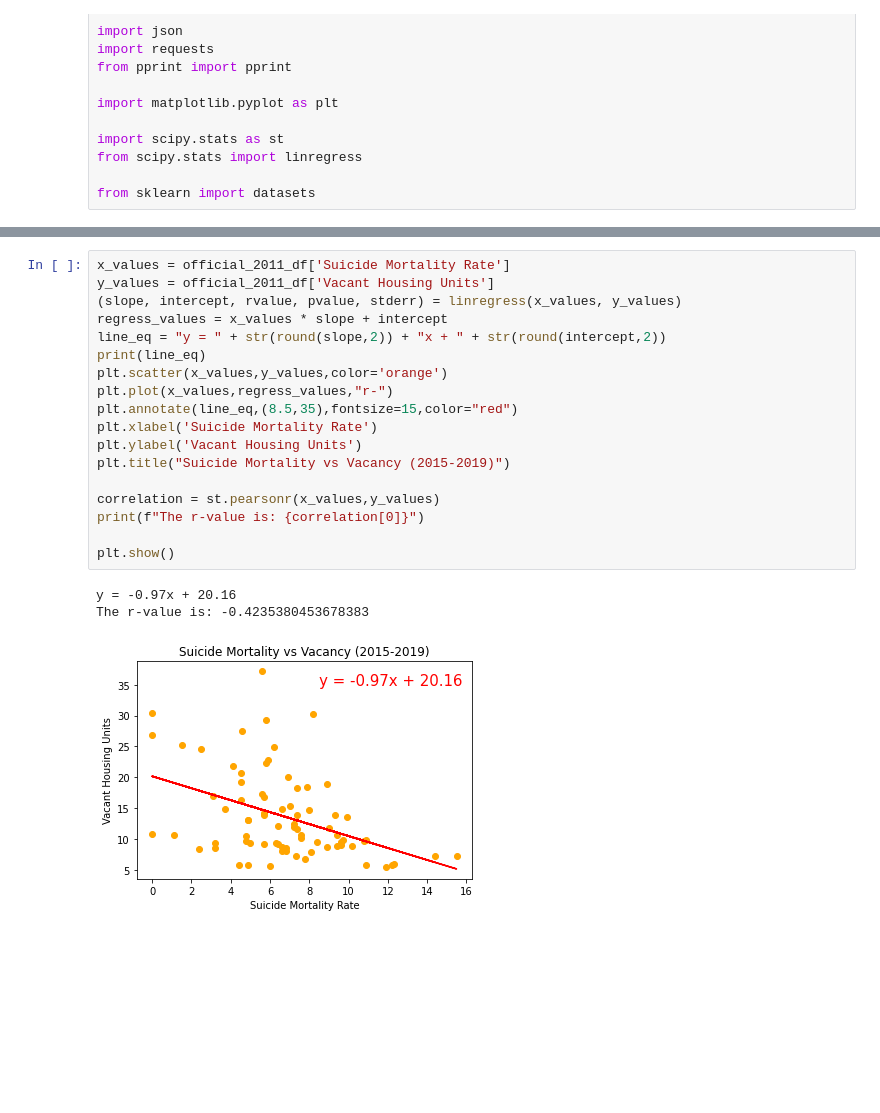
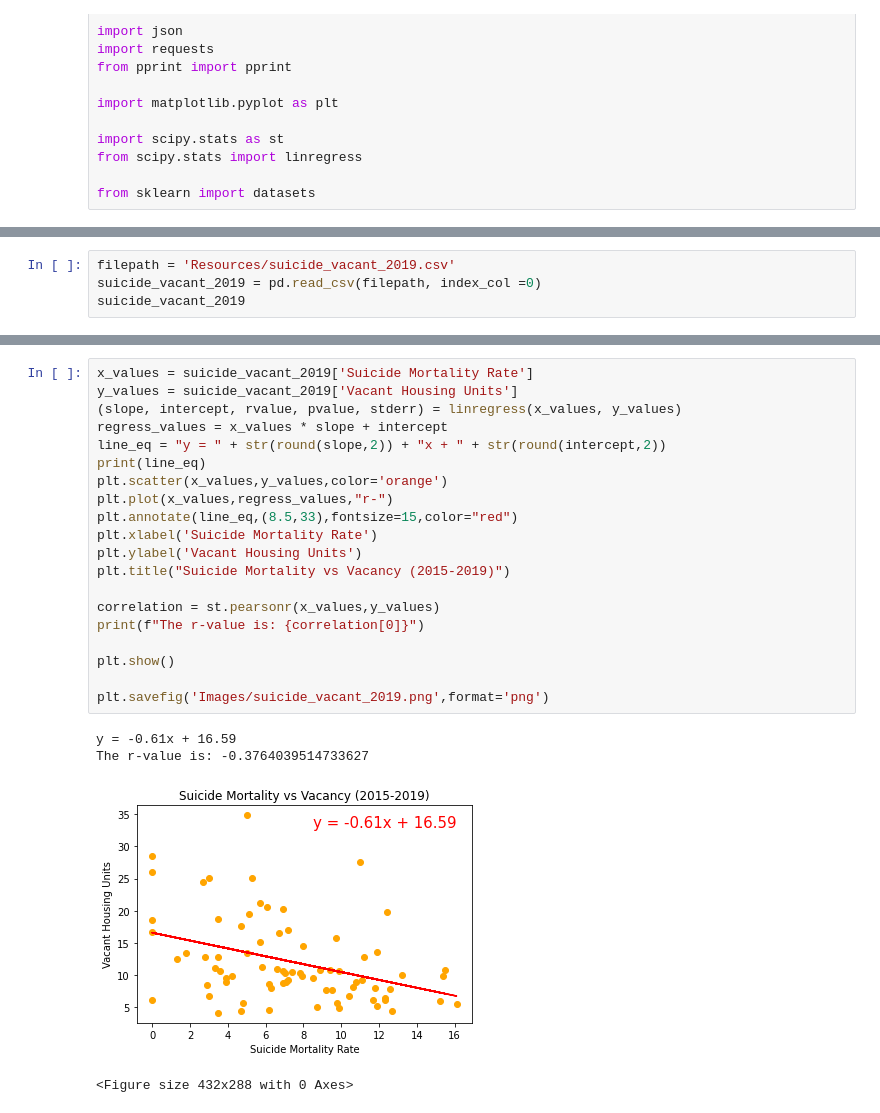
Before and after one commit to dpackardphys/gold_orbit_firelight, a Jupyter notebook: suicide_analysis.ipynb, the cells around one changed output, grey strips where cells are left out. Cells and saved outputs as stored; diff of their text form; blank space fills up the shorter version.

```diff
--- a/suicide_analysis.ipynb
+++ b/suicide_analysis.ipynb
@@ -176,0 +59,4 @@ official_2019_df
+# %%
+filepath = 'Resources/suicide_vacant_2019.csv'
+suicide_vacant_2019 = pd.read_csv(filepath, index_col =0)
+suicide_vacant_2019
@@ -177,22 +77,25 @@ official_2019_df
 # %%
-x_values = official_2011_df['Suicide Mortality Rate']
-y_values = official_2011_df['Vacant Housing Units']
+x_values = suicide_vacant_2019['Suicide Mortality Rate']
+y_values = suicide_vacant_2019['Vacant Housing Units']
 (slope, intercept, rvalue, pvalue, stderr) = linregress(x_values, y_values)
 regress_values = x_values * slope + intercept
 line_eq = "y = " + str(round(slope,2)) + "x + " + str(round(intercept,2))
 print(line_eq)
 plt.scatter(x_values,y_values,color='orange')
 plt.plot(x_values,regress_values,"r-")
-plt.annotate(line_eq,(8.5,35),fontsize=15,color="red")
+plt.annotate(line_eq,(8.5,33),fontsize=15,color="red")
 plt.xlabel('Suicide Mortality Rate')
 plt.ylabel('Vacant Housing Units')
 plt.title("Suicide Mortality vs Vacancy (2015-2019)")
 
 correlation = st.pearsonr(x_values,y_values)
 print(f"The r-value is: {correlation[0]}")
 
 plt.show()
+
+plt.savefig('Images/suicide_vacant_2019.png',format='png')
 # %% [output]
-y = -0.97x + 20.16
-The r-value is: -0.4235380453678383
+y = -0.61x + 16.59
+The r-value is: -0.3764039514733627
-[figure, old version]
+[figure, new version]
+<Figure size 432x288 with 0 Axes>
```
Also changed, not shown: parts of 12 cells of this notebook, 8 other files.
